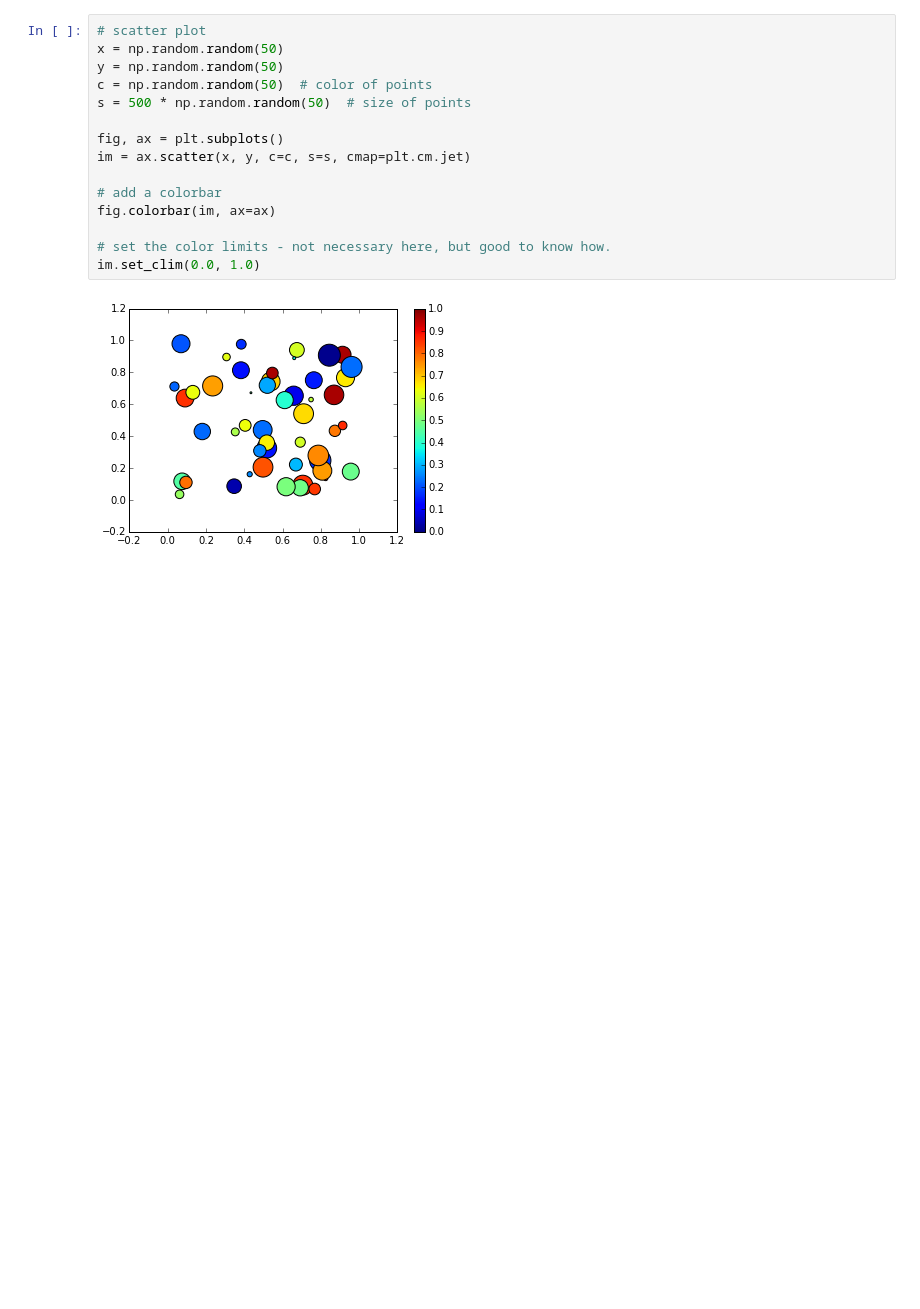
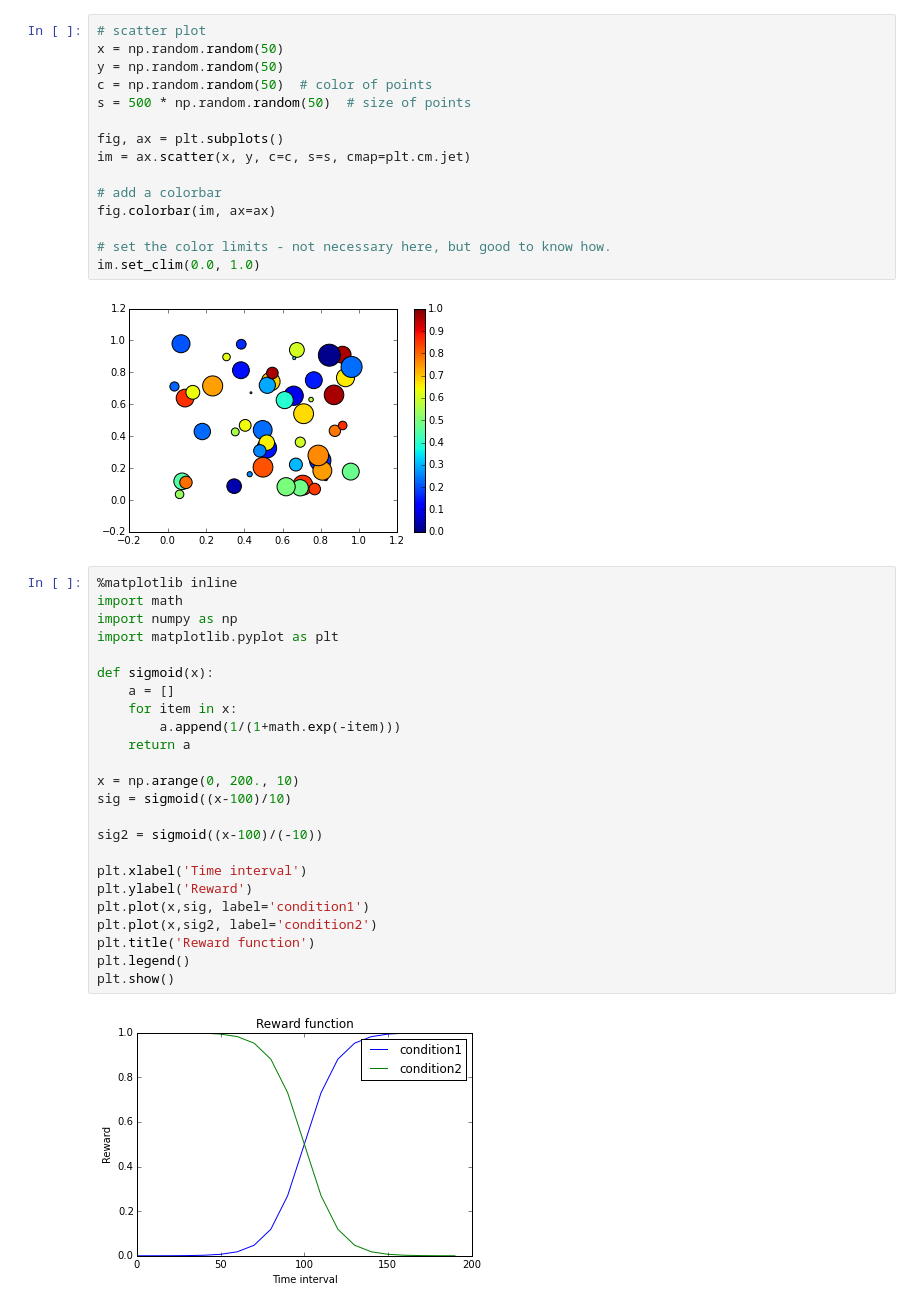
Before and after one commit to richvince/LearningPython, a Jupyter notebook: matplotlib tutorial.ipynb, the cells around one changed output. Saved outputs shown, nothing was run; the diff lists cells and outputs as text; blank space fills up the shorter version.

Commit message:
Plot sigmoid function

```diff
--- a/matplotlib tutorial.ipynb
+++ b/matplotlib tutorial.ipynb
@@ -102,3 +102,29 @@ fig.colorbar(im, ax=ax)
 im.set_clim(0.0, 1.0)
 # %% [output]
 [figure]
+# %%
+%matplotlib inline
+import math
+import numpy as np
+import matplotlib.pyplot as plt
+
+def sigmoid(x):
+    a = []
+    for item in x:
+        a.append(1/(1+math.exp(-item)))
+    return a
+
+x = np.arange(0, 200., 10)
+sig = sigmoid((x-100)/10)
+
+sig2 = sigmoid((x-100)/(-10))
+
+plt.xlabel('Time interval')
+plt.ylabel('Reward')
+plt.plot(x,sig, label='condition1')
+plt.plot(x,sig2, label='condition2')
+plt.title('Reward function')
+plt.legend()
+plt.show()
+# %% [output]
+[figure, added]
```
